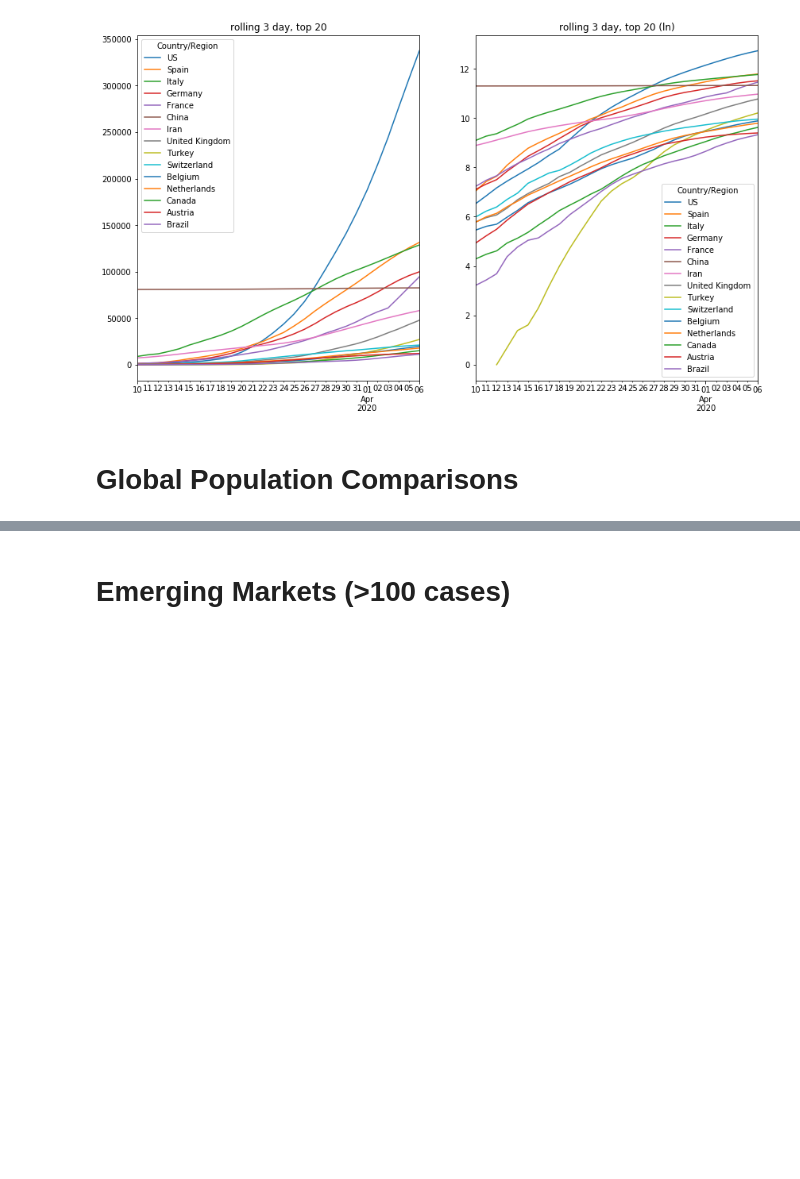
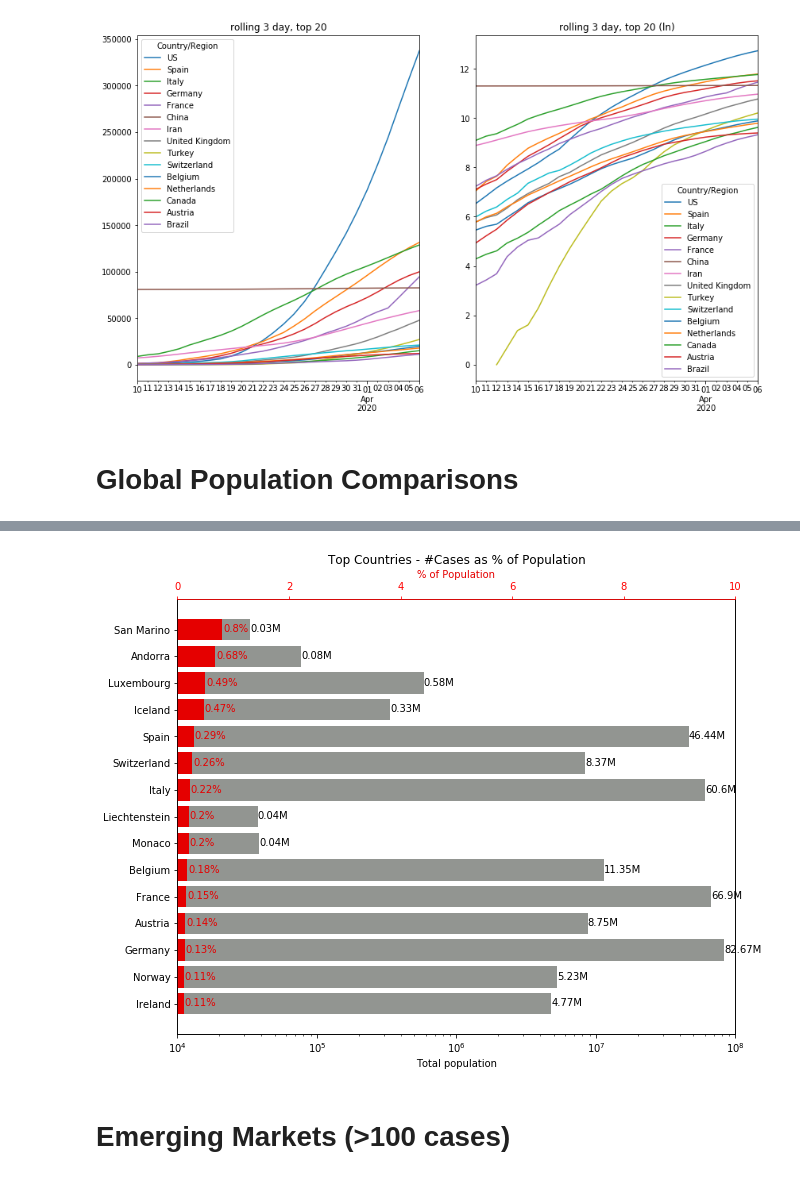
Before and after one commit to dougfoo/machineLearning, a Jupyter notebook: covid/COVID-global-working.ipynb, the cells around one changed output, grey strips where cells are left out. Cells and saved outputs as stored; diff of their text form; code cells hidden in the pictures; blank space fills up the shorter version.

```diff
--- a/covid/COVID-global-working.ipynb
+++ b/covid/COVID-global-working.ipynb
@@ -518,3 +505,31 @@ df_gmerged
+# %%
+max_ctys = 15
+fig,ax1 = plt.subplots(figsize=(10, 8))
+
+df_gmerged_h = df_gmerged.sort_values(by=['% of pop'],ascending=False).head(max_ctys)
+
+ax1.set_xscale('log')
+ax1.set(xlim=[10**4, 10**8])   # get max min +/- buffer
+ax1.set_xlabel('Total population')
+ax1.barh(df_gmerged_h['Country/Region'], df_gmerged_h['Population'], color='xkcd:grey')
+for n,i in enumerate(ax1.patches):
+    ax1.text(i.get_width()+.02, i.get_y()+.5,str(df_gmerged_h['Population'].div(1000000).round(2).iloc[n:n+1].item()) + 'M', color='xkcd:black')
+
+
+ax2 = ax1.twiny()
+ax2.set_xscale('linear')
+ax2.set(xlim=[0, 10])   # get max min +/- buffer
+ax2.set_xlabel('% of Population', color='xkcd:red')
+ax2.spines['top'].set_color('red')
+ax2.tick_params(axis='x', colors='red')
+ax2.barh(df_gmerged_h['Country/Region'], df_gmerged_h['% of pop'], color='xkcd:red')
+for n,i in enumerate(ax2.patches):
+    ax2.text(i.get_width()+.02, i.get_y()+.5,str(df_gmerged_h['% of pop'].iloc[n:n+1].item()) + '%', color='xkcd:red')
+plt.title('Top Countries - #Cases as % of Population')
+plt.gca().invert_yaxis()
+plt.show()
+# %% [output]
+[figure, added]
 # %% [markdown]
 # Emerging Markets (>100 cases)
 # %%
```
Also changed, not shown: parts of 1 cell of this notebook.
